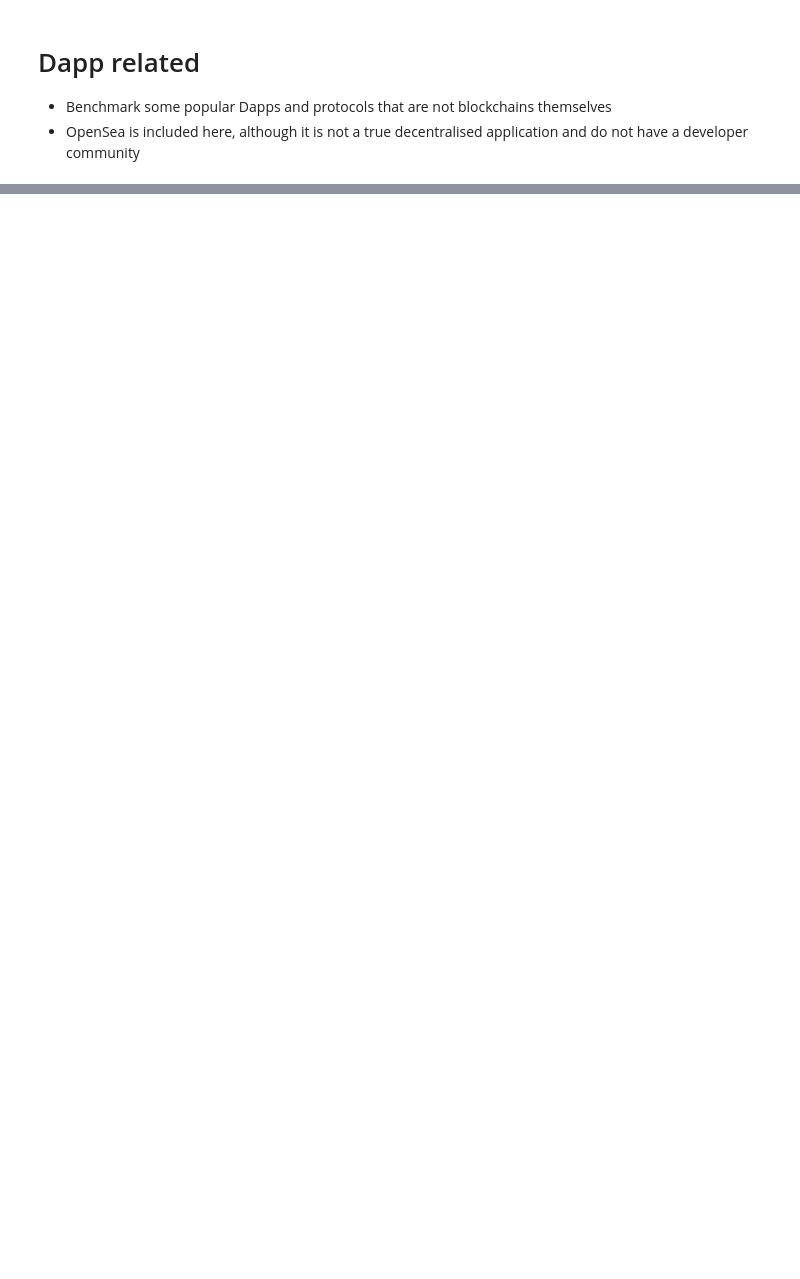
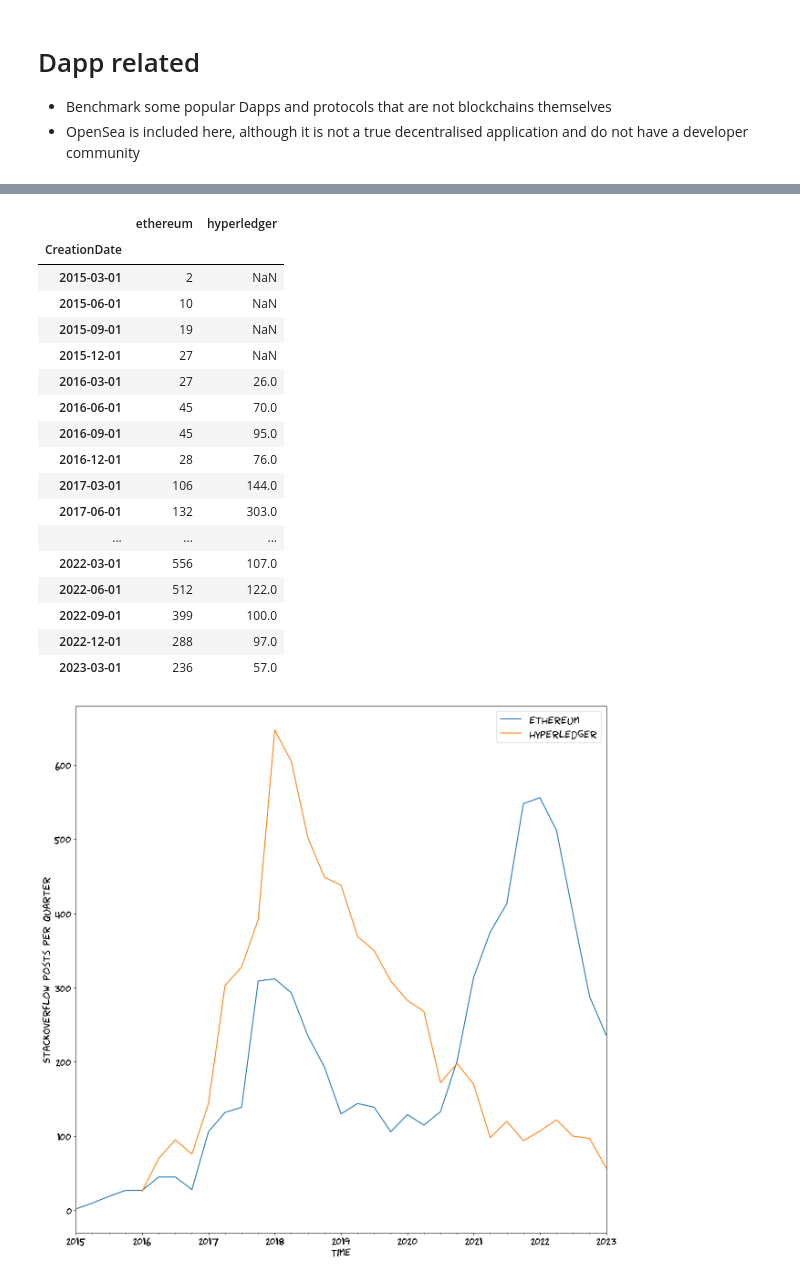
Before and after one commit to tradingstrategy-ai/blockchain-stackoverflow, a Jupyter notebook: research.ipynb, the cells around one changed output, grey strips where cells are left out. Drawn from its saved outputs; the diff is of its cells as text; code cells hidden in the pictures; blank space fills up the shorter version.

```diff
--- a/research.ipynb
+++ b/research.ipynb
@@ -443,0 +472,33 @@ Text(0, 0.5, 'StackOverflow posts per quarter')
+# %%
+quaterly_binned = create_binned_df_by_tags(
+    df,
+    {
+        "ethereum": ("ethereum",),
+        "hyperledger": ("hyperledger", "hyperledger-fabric",),
+    },
+)
+
+ax = quaterly_binned.plot.line()
+
+ax.set_xlabel("Time")
+ax.set_ylabel("StackOverflow posts per quarter")
+# %% [output]
+|  | ethereum | hyperledger |
+| CreationDate |  |  |
+| 2015-03-01 | 2 | NaN |
+| 2015-06-01 | 10 | NaN |
+| 2015-09-01 | 19 | NaN |
+| 2015-12-01 | 27 | NaN |
+| 2016-03-01 | 27 | 26.0 |
+| 2016-06-01 | 45 | 70.0 |
+| 2016-09-01 | 45 | 95.0 |
+| 2016-12-01 | 28 | 76.0 |
+| 2017-03-01 | 106 | 144.0 |
+| 2017-06-01 | 132 | 303.0 |
+| ... | ... | ... |
+| 2022-03-01 | 556 | 107.0 |
+| 2022-06-01 | 512 | 122.0 |
+| 2022-09-01 | 399 | 100.0 |
+| 2022-12-01 | 288 | 97.0 |
+| 2023-03-01 | 236 | 57.0 |
+[figure, added]
```
Also changed, not shown: parts of 19 cells of this notebook.
